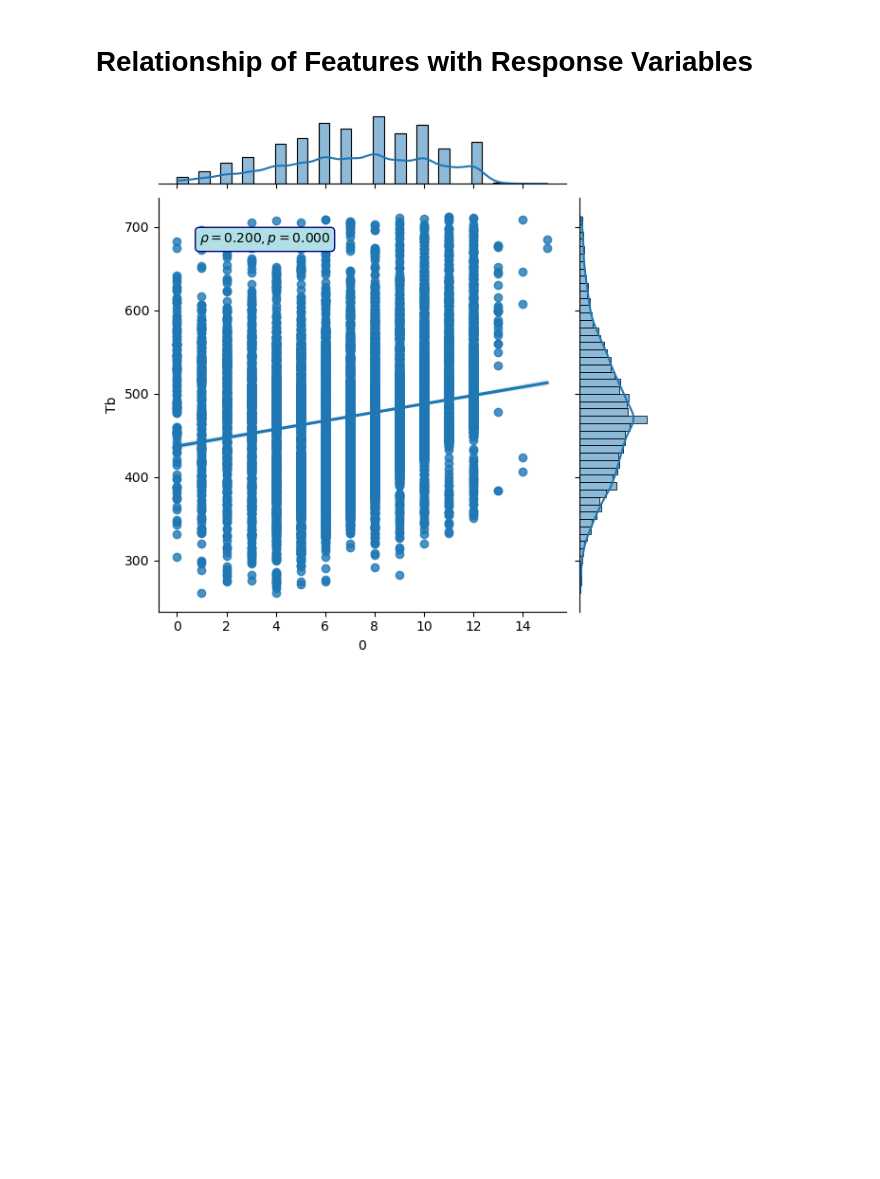
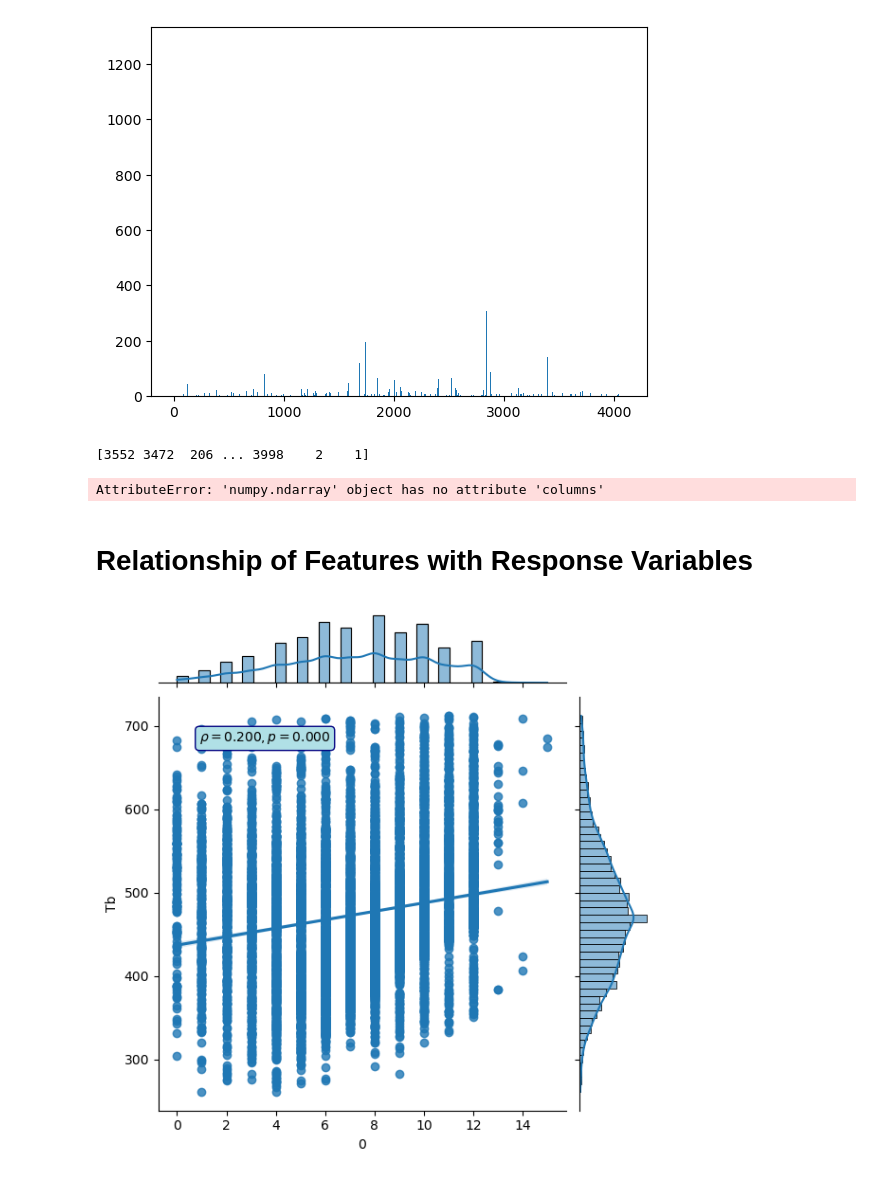
Before and after one commit to Sawahiko/SMILE_to_Feature, a Jupyter notebook: NEW/SelectKBest_P-Value.ipynb, the cells around one changed output. Saved outputs shown, nothing was run; the diff lists cells and outputs as text; code cells hidden in the pictures; blank space fills up the shorter version.

```diff
--- a/NEW/SelectKBest_P-Value.ipynb
+++ b/NEW/SelectKBest_P-Value.ipynb
@@ -26,8 +26,8 @@ from Python_Scoring_Export import Scoring, Export
 from Python_MLModel import RF, Ridge_M, XGB, NN, CB, DT, SVR_M, KNN
 from Python_RemoveO import remove_outliers
 # %%
-MF_bit = 2**10
-MF_radius = 4
+MF_bit = 2**12
+MF_radius = 3
 Name_model = "RF"
 j=0
 
@@ -64,15 +64,30 @@ for i in range(X_data_use.shape[0]):
 x_data_fp = pd.concat(X_data_fp, ignore_index=True)
 y_data_fp = Y_data.copy()
 
-#k_best = SelectKBest(f_regression, k=500) # Select the top 200 features
-#x_new = k_best.fit_transform(x_data_fp, y_data_fp)
+k_best = SelectKBest(f_regression, k=1202) # Select the top 200 features
+x_new = k_best.fit_transform(x_data_fp, y_data_fp)
 
-x_train_fp, x_test_fp, y_train_fp, y_test_fp = train_test_split(x_data_fp, y_data_fp, test_size=0.1, random_state=42)
+x_train_fp, x_test_fp, y_train_fp, y_test_fp = train_test_split(x_new, y_data_fp, test_size=0.1, random_state=42)
+# %%
+scores = k_best.scores_
+
+# Get the indices of the k features with the highest scores
+indices = scores.argsort()[-1202:]
+
+# Create a bar chart that shows the score of each feature
+plt.bar(indices, scores[indices])
+plt.show()
+print(indices)
+# %% [output]
+[figure, added]
+[3552 3472  206 ... 3998    2    1]
 # %%
 out_list = []
 for column in x_train_fp.columns:
     corr_tuple = pearsonr(x_train_fp[column], y_train_fp)
     out_list.append([column, corr_tuple[0], corr_tuple[1]])
+# %% [output]
+AttributeError: 'numpy.ndarray' object has no attribute 'columns'
 # %% [markdown]
 # Relationship of Features with Response Variables
 # %%
```
Also changed, not shown: 10 other files.
